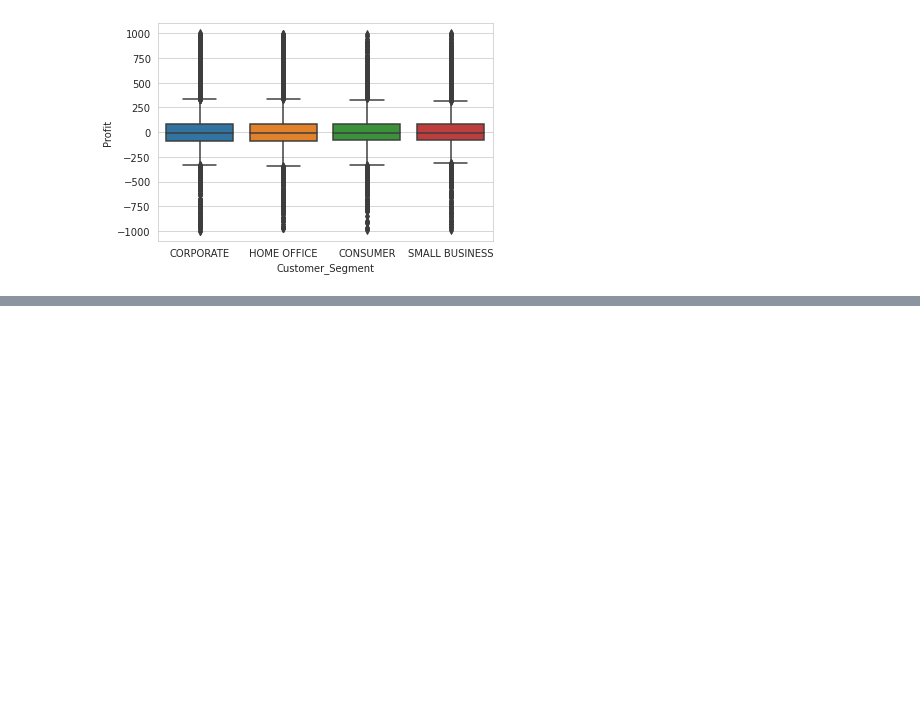
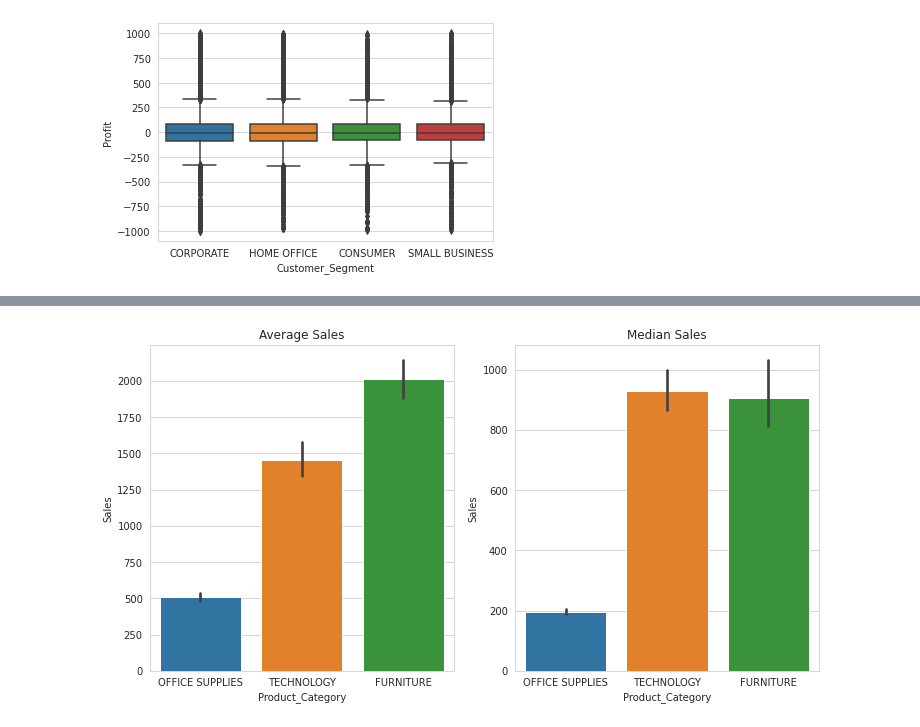
Before and after one commit to Mgrdich/machine_learning_playground, a Jupyter notebook: case_study.ipynb, the cells around one changed output, grey strips where cells are left out. Saved outputs shown, nothing was run; the diff lists cells and outputs as text; code cells hidden in the pictures; blank space fills up the shorter version.

```diff
--- a/case_study.ipynb
+++ b/case_study.ipynb
@@ -83,0 +100,15 @@ plt.show()
+# %%
+plt.figure(figsize=(12,6))
+
+plt.subplot(1,2,1)
+sns.barplot(x='Product_Category',y='Sales',data=df)
+plt.title('Average Sales')
+
+# median
+plt.subplot(1,2,2)
+sns.barplot(x='Product_Category',y='Sales',data=df,estimator=np.median)
+plt.title('Median Sales')
+
+plt.show()
+# %% [output]
+[figure, added]
```
Also changed, not shown: parts of 4 cells of this notebook.
